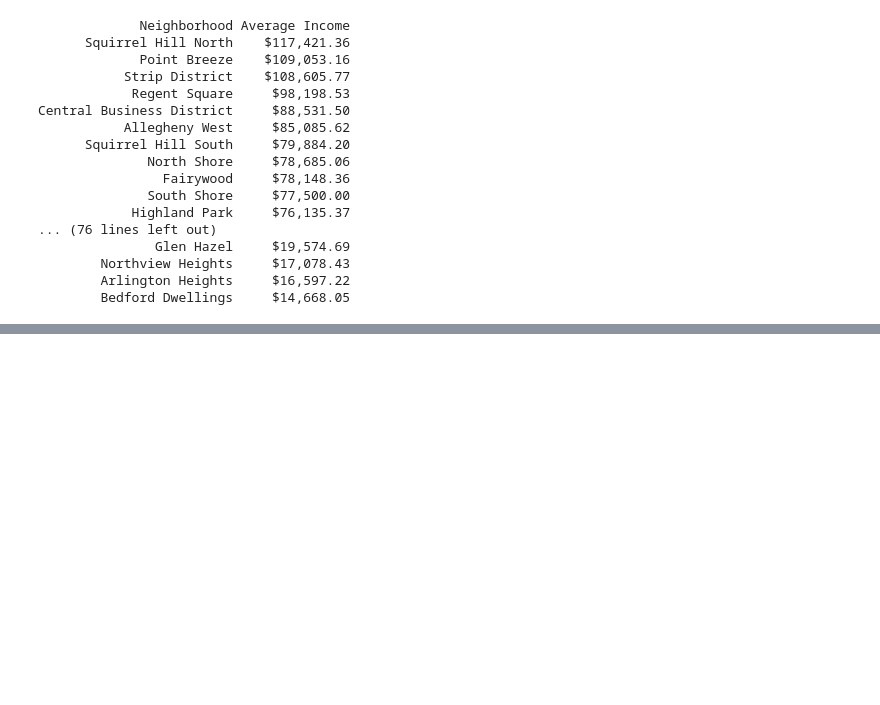
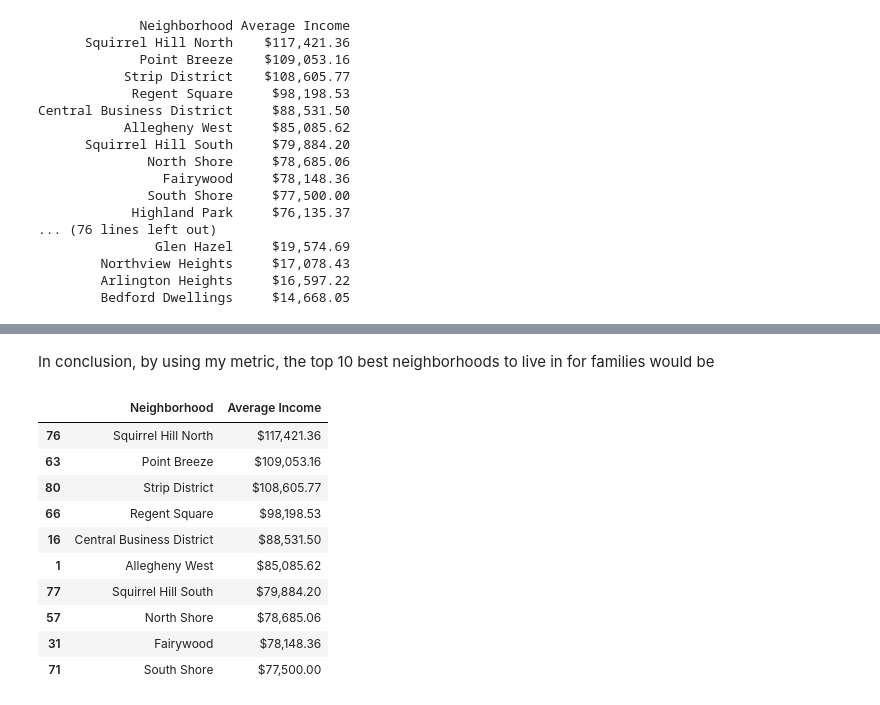
Before and after one commit to NatnaelTegegne/The-best-neighborhood-in-Pittsburgh, a Jupyter notebook: Tony.ipynb, the cells around one changed output, grey strips where cells are left out. Drawn from its saved outputs; the diff is of its cells as text; code cells hidden in the pictures; blank space fills up the shorter version.

```diff
--- a/Tony.ipynb
+++ b/Tony.ipynb
@@ -92,0 +117,16 @@ plt.show()
+# %% [markdown]
+In conclusion, by using my metric, the top 10 best neighborhoods to live in for families would be
+# %%
+sorted_df.head(10)
+# %% [output]
+|  | Neighborhood | Average Income |
+| 76 | Squirrel Hill North | $117,421.36 |
+| 63 | Point Breeze | $109,053.16 |
+| 80 | Strip District | $108,605.77 |
+| 66 | Regent Square | $98,198.53 |
+| 16 | Central Business District | $88,531.50 |
+| 1 | Allegheny West | $85,085.62 |
+| 77 | Squirrel Hill South | $79,884.20 |
+| 57 | North Shore | $78,685.06 |
+| 31 | Fairywood | $78,148.36 |
+| 71 | South Shore | $77,500.00 |
```
Also changed, not shown: parts of 8 cells of this notebook, 2 other files.
